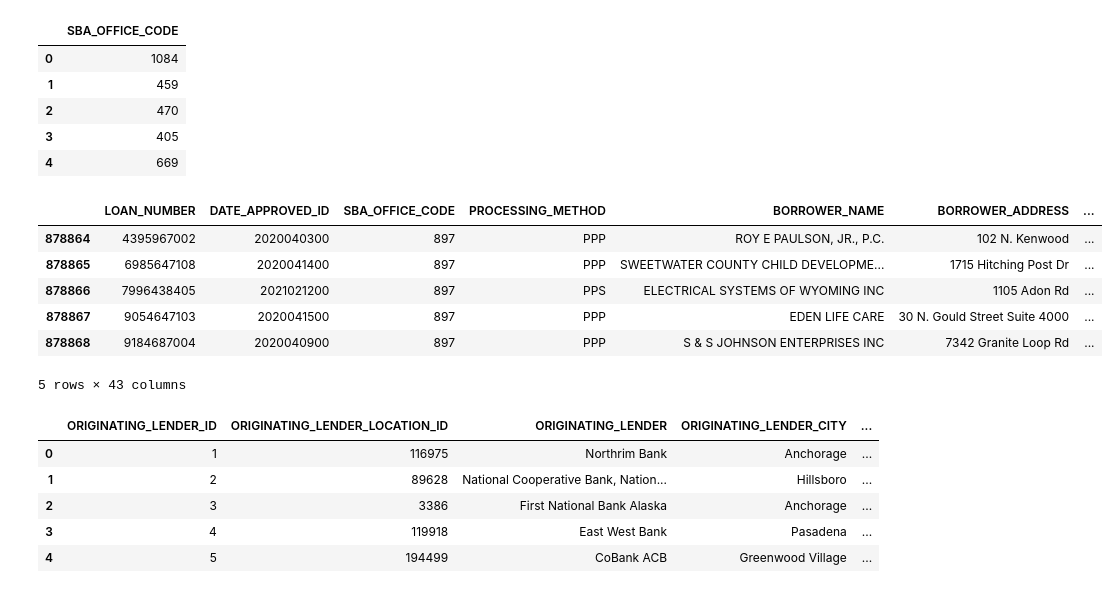
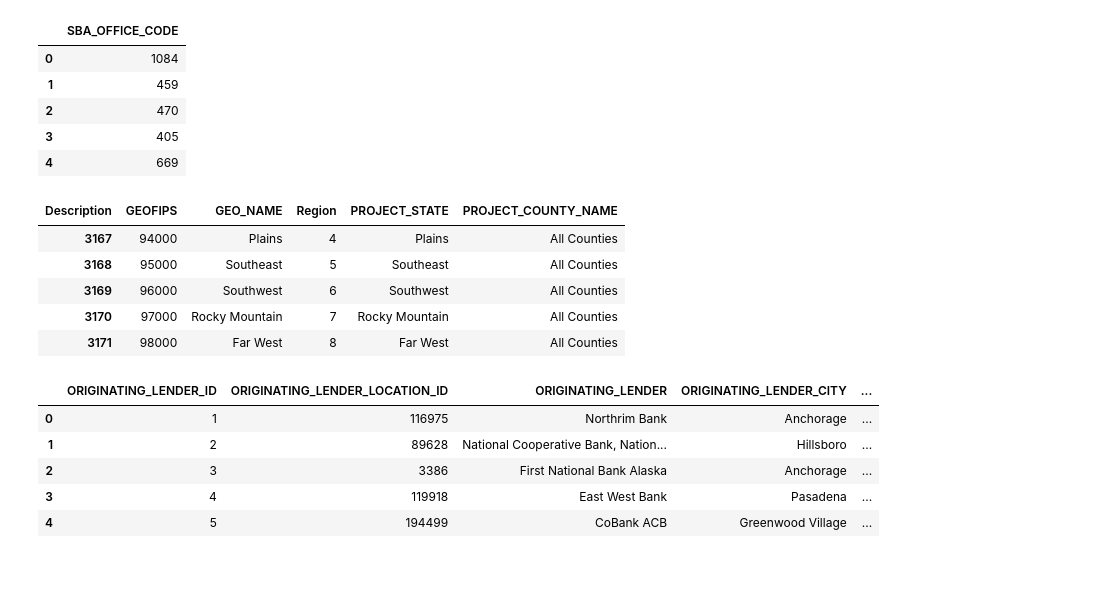
Before and after one commit to joseASC6/PPP_loan_analysis, a Jupyter notebook: programming_scripts/transform_and_load_data.ipynb, the cells around one changed output. Saved outputs shown, nothing was run; the diff lists cells and outputs as text; code cells hidden in the pictures.

```diff
--- a/programming_scripts/transform_and_load_data.ipynb
+++ b/programming_scripts/transform_and_load_data.ipynb
@@ -495,41 +353,40 @@ dim_geography = dim_geography.reset_index(drop=True)
 
 dim_geography['PROJECT_STATE'] = dim_geography['GEO_NAME'].str.split(',').str[1].str.strip()
 dim_geography['PROJECT_COUNTY_NAME'] = dim_geography['GEO_NAME'].str.split(',').str[0].str.strip()
 
 # Temporarily set GEO_FIPS to string
 dim_geography['GEOFIPS'] = dim_geography['GEOFIPS'].astype(str)
 
 # Set the PROJECT_STATE and PROJECT_COUNTY_NAME for the United States
 dim_geography.loc[dim_geography['GEOFIPS'] == '0', 'PROJECT_STATE'] = 'All States'
 dim_geography.loc[dim_geography['GEOFIPS'] == '0', 'PROJECT_COUNTY_NAME'] = 'All Counties'
 
 # Set the PROJECT_STATE and PROJECT_COUNTY_NAME for the States
 dim_geography.loc[dim_geography['GEOFIPS'].str.endswith('000'), 'PROJECT_STATE'] = dim_geography['GEO_NAME']
 dim_geography.loc[dim_geography['GEOFIPS'].str.endswith('000'), 'PROJECT_COUNTY_NAME'] = 'All Counties'
 
 # Reset the GEO_FIPS to int
 dim_geography['GEOFIPS'] = dim_geography['GEOFIPS'].astype(int)
 
 # In the clean_ppp_data, create the GEONAME column using the PROJECT_STATE and PROJECT_COUNTY_NAME
 clean_ppp_data['GEO_NAME'] = clean_ppp_data['PROJECT_COUNTY_NAME'] + ', ' + clean_ppp_data['PROJECT_STATE']
 
 #Show me the PROJECT_STATE and PROJECT_COUNTY_NAME, GEO_NAME head in the clean_ppp_data
 clean_ppp_data[['PROJECT_STATE', 'PROJECT_COUNTY_NAME', 'GEO_NAME']].head()
 
 
 # Merge the clean_ppp_data with the dim_geography to get the GEO_FIPS
 clean_ppp_data = clean_ppp_data.merge(dim_geography[['GEO_NAME', 'GEOFIPS']], on='GEO_NAME', how='left', suffixes=('', '_dim_geography'))
 # Make GEO_FIPS as int
 
-clean_ppp_data.tail()
+dim_geography.tail()
 # %% [output]
-|  | LOAN_NUMBER | DATE_APPROVED_ID | SBA_OFFICE_CODE | PROCESSING_METHOD | BORROWER_NAME | BORROWER_ADDRESS | ... |
-| 878864 | 4395967002 | 2020040300 | 897 | PPP | ROY E PAULSON, JR., P.C. | 102 N. Kenwood | ... |
-| 878865 | 6985647108 | 2020041400 | 897 | PPP | SWEETWATER COUNTY CHILD DEVELOPME... | 1715 Hitching Post Dr | ... |
-| 878866 | 7996438405 | 2021021200 | 897 | PPS | ELECTRICAL SYSTEMS OF WYOMING INC | 1105 Adon Rd | ... |
-| 878867 | 9054647103 | 2020041500 | 897 | PPP | EDEN LIFE CARE | 30 N. Gould Street Suite 4000 | ... |
-| 878868 | 9184687004 | 2020040900 | 897 | PPP | S & S JOHNSON ENTERPRISES INC | 7342 Granite Loop Rd | ... |
+| Description | GEOFIPS | GEO_NAME | Region | PROJECT_STATE | PROJECT_COUNTY_NAME |
+| 3167 | 94000 | Plains | 4 | Plains | All Counties |
+| 3168 | 95000 | Southeast | 5 | Southeast | All Counties |
+| 3169 | 96000 | Southwest | 6 | Southwest | All Counties |
+| 3170 | 97000 | Rocky Mountain | 7 | Rocky Mountain | All Counties |
+| 3171 | 98000 | Far West | 8 | Far West | All Counties |
-5 rows × 43 columns
 # %%
 dim_originating_lender = clean_ppp_data[['ORIGINATING_LENDER_LOCATION_ID', 'ORIGINATING_LENDER', 'ORIGINATING_LENDER_CITY', 'ORIGINATING_LENDER_STATE']].drop_duplicates()
 dim_originating_lender["ORIGINATING_LENDER_ID"] = range(1, len(dim_originating_lender) + 1)
```
Also changed, not shown: parts of 7 cells of this notebook, 7 other files.
